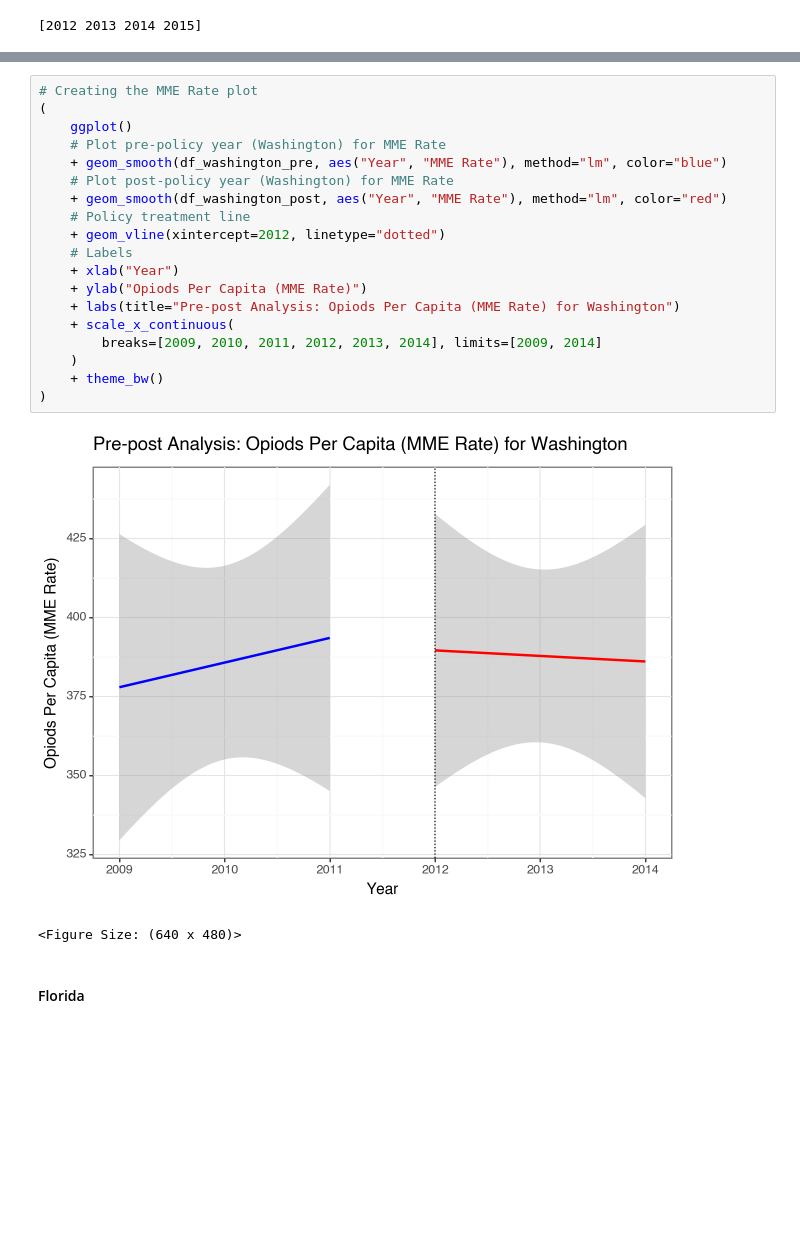
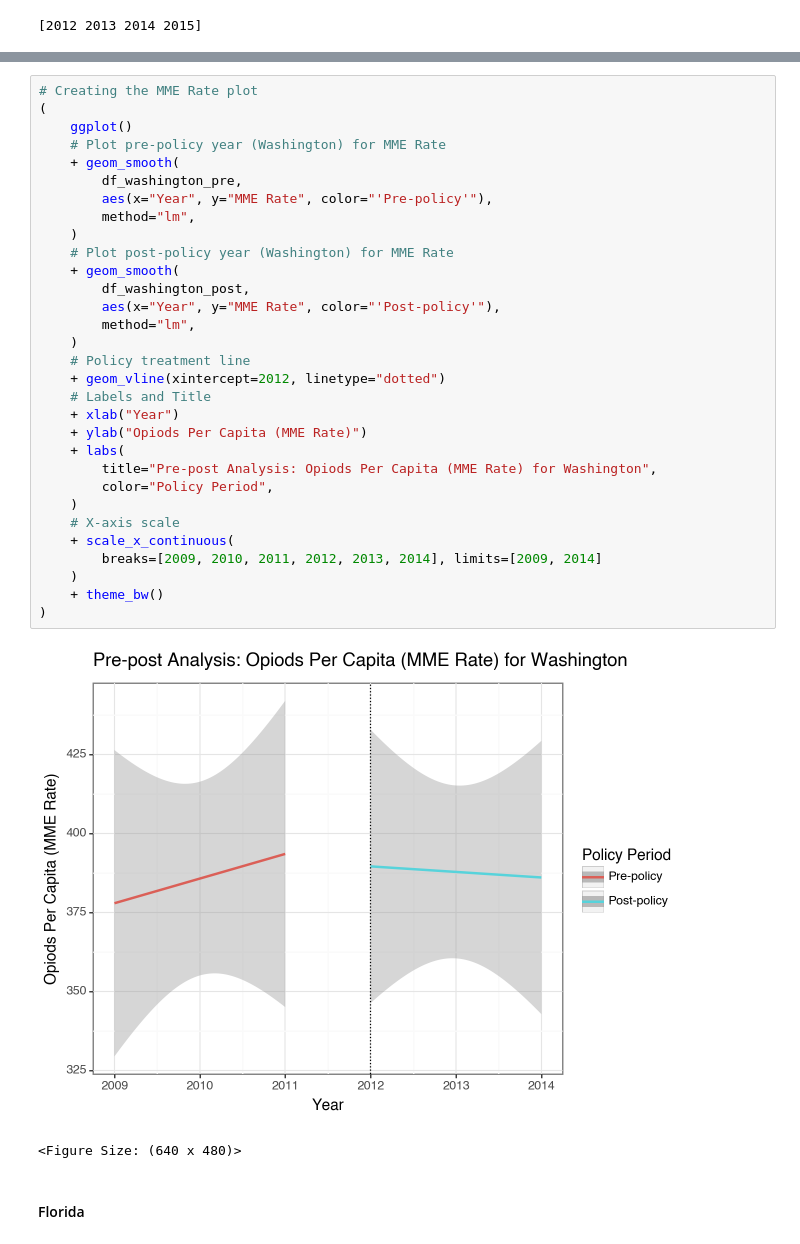
Before and after one commit to MIDS-at-Duke/opioid-2023-painkillers, a Jupyter notebook: 150_Final_Analysis/130_Code/Code_Draft/pre-post-diff-in-diff-draft.ipynb, the cells around one changed output, grey strips where cells are left out. Drawn from its saved outputs; the diff is of its cells as text; blank space fills up the shorter version.

```diff
--- a/150_Final_Analysis/130_Code/Code_Draft/pre-post-diff-in-diff-draft.ipynb
+++ b/150_Final_Analysis/130_Code/Code_Draft/pre-post-diff-in-diff-draft.ipynb
@@ -78,24 +85,36 @@ print(unique_years_post_washington)
 # %%
 # Creating the MME Rate plot
 (
     ggplot()
     # Plot pre-policy year (Washington) for MME Rate
-    + geom_smooth(df_washington_pre, aes("Year", "MME Rate"), method="lm", color="blue")
+    + geom_smooth(
+        df_washington_pre,
+        aes(x="Year", y="MME Rate", color="'Pre-policy'"),
+        method="lm",
+    )
     # Plot post-policy year (Washington) for MME Rate
-    + geom_smooth(df_washington_post, aes("Year", "MME Rate"), method="lm", color="red")
+    + geom_smooth(
+        df_washington_post,
+        aes(x="Year", y="MME Rate", color="'Post-policy'"),
+        method="lm",
+    )
     # Policy treatment line
     + geom_vline(xintercept=2012, linetype="dotted")
-    # Labels
+    # Labels and Title
     + xlab("Year")
     + ylab("Opiods Per Capita (MME Rate)")
-    + labs(title="Pre-post Analysis: Opiods Per Capita (MME Rate) for Washington")
+    + labs(
+        title="Pre-post Analysis: Opiods Per Capita (MME Rate) for Washington",
+        color="Policy Period",
+    )
+    # X-axis scale
     + scale_x_continuous(
         breaks=[2009, 2010, 2011, 2012, 2013, 2014], limits=[2009, 2014]
     )
     + theme_bw()
 )
 # %% [output]
-[figure, old version]
+[figure, new version]
 <Figure Size: (640 x 480)>
 # %% [markdown]
 #### Florida
```
Also changed, not shown: parts of 53 cells of this notebook, 30 other files.
